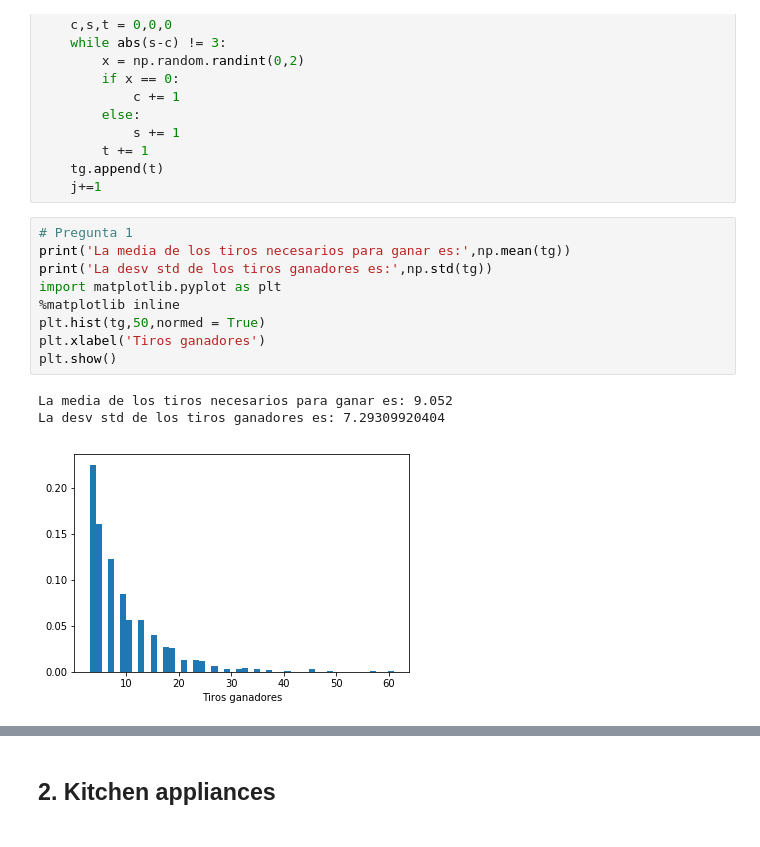
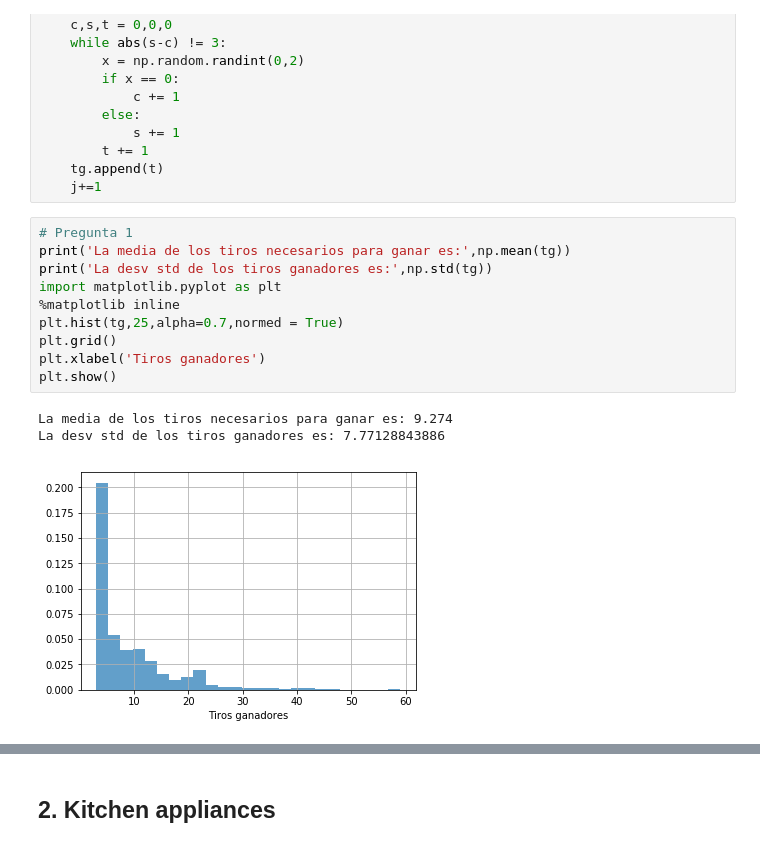
Before and after one commit to joseantonio2111/TrabajoTema1, a Jupyter notebook: TrabajoTema1.ipynb, the cells around one changed output, grey strips where cells are left out. Cells and saved outputs as stored; diff of their text form.

```diff
--- a/TrabajoTema1.ipynb
+++ b/TrabajoTema1.ipynb
@@ -28,13 +28,14 @@ for j in range(1000):
 # %%
 # Pregunta 1
 print('La media de los tiros necesarios para ganar es:',np.mean(tg))
 print('La desv std de los tiros ganadores es:',np.std(tg))
 import matplotlib.pyplot as plt
 %matplotlib inline
-plt.hist(tg,50,normed = True)
+plt.hist(tg,25,alpha=0.7,normed = True)
+plt.grid()
 plt.xlabel('Tiros ganadores')
 plt.show()
 # %% [output]
-La media de los tiros necesarios para ganar es: 9.052
-La desv std de los tiros ganadores es: 7.29309920404
+La media de los tiros necesarios para ganar es: 9.274
+La desv std de los tiros ganadores es: 7.77128843886
-[figure, old version]
+[figure, new version]
```
Also changed, not shown: parts of 4 cells of this notebook.
